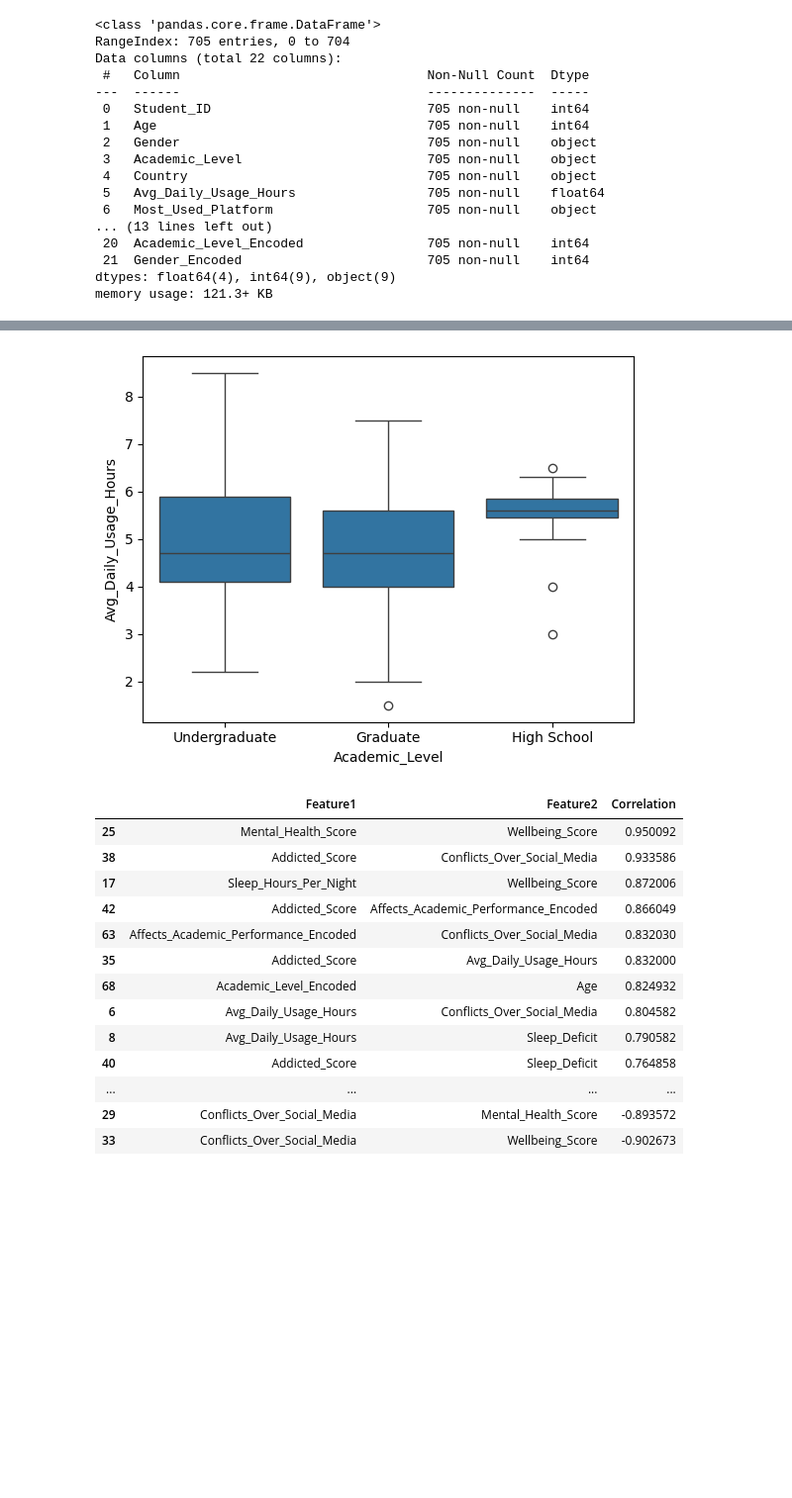
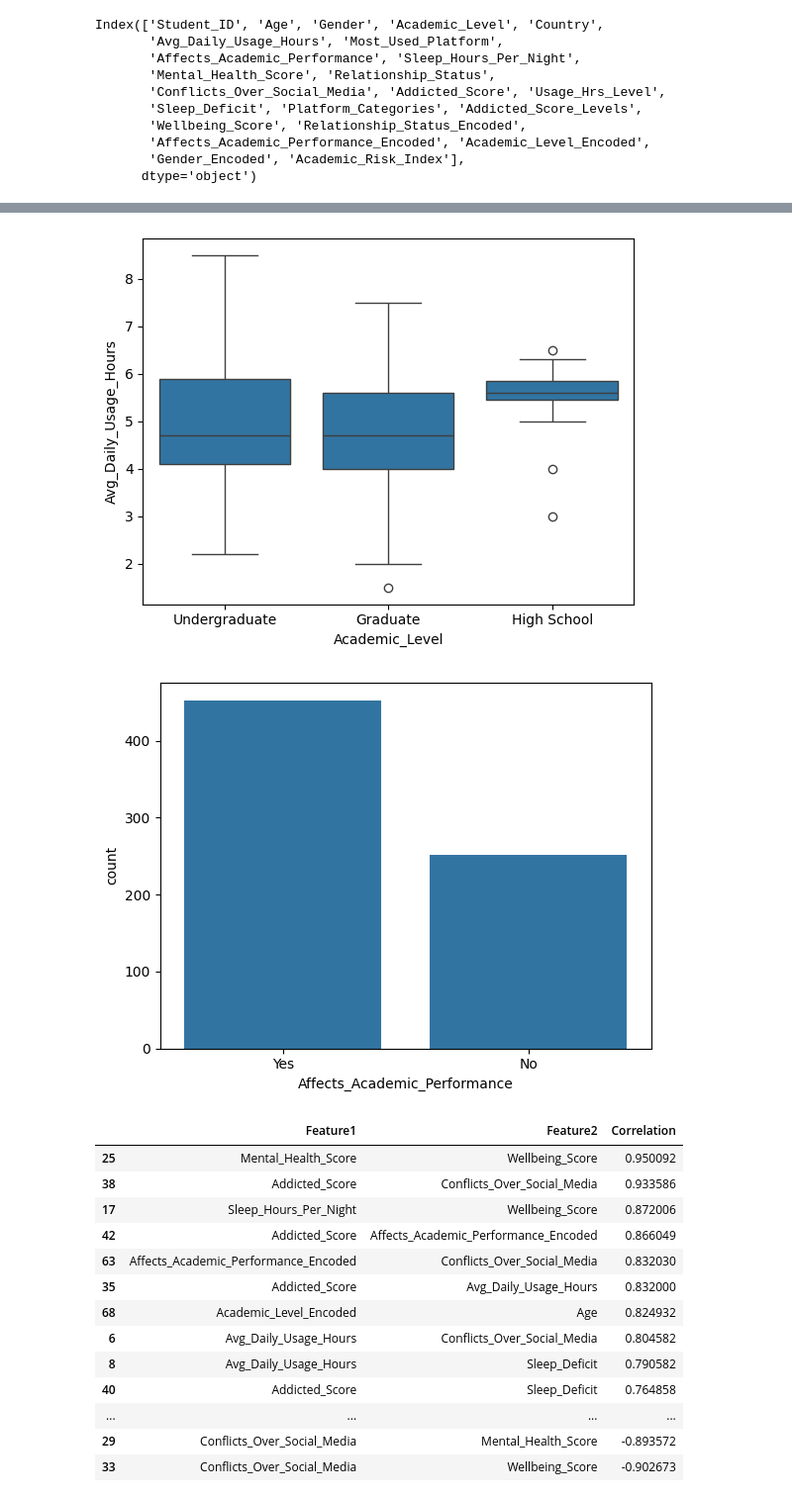
Before and after one commit to EthanJohn28/Mental-Health-Dashboard, a Jupyter notebook: data_visualization.ipynb, the cells around one changed output, grey strips where cells are left out. Shown: that part at 99% size. Drawn from its saved outputs; the diff is of its cells as text; code cells hidden in the pictures; blank space fills up the shorter version.

```diff
--- a/data_visualization.ipynb
+++ b/data_visualization.ipynb
@@ -1,43 +1,39 @@
 # %%
 import pandas as pd
-import numpy as np
 import matplotlib.pyplot as plt
 import seaborn as sns
-import streamlit as st
+
 df = pd.read_csv("/Users/ethanjohn/Desktop/Data Science/Projects/MH_Dashboard2/Students_Social_Media_Addiction_FE.csv")
 df.columns
-df.info()
 # %% [output]
-<class 'pandas.core.frame.DataFrame'>
-RangeIndex: 705 entries, 0 to 704
-Data columns (total 22 columns):
- #   Column                                Non-Null Count  Dtype
----  ------                                --------------  -----
- 0   Student_ID                            705 non-null    int64
- 1   Age                                   705 non-null    int64
- 2   Gender                                705 non-null    object
- 3   Academic_Level                        705 non-null    object
- 4   Country                               705 non-null    object
- 5   Avg_Daily_Usage_Hours                 705 non-null    float64
- 6   Most_Used_Platform                    705 non-null    object
-... (13 lines left out)
- 20  Academic_Level_Encoded                705 non-null    int64
- 21  Gender_Encoded                        705 non-null    int64
-dtypes: float64(4), int64(9), object(9)
-memory usage: 121.3+ KB
+Index(['Student_ID', 'Age', 'Gender', 'Academic_Level', 'Country',
+       'Avg_Daily_Usage_Hours', 'Most_Used_Platform',
+       'Affects_Academic_Performance', 'Sleep_Hours_Per_Night',
+       'Mental_Health_Score', 'Relationship_Status',
+       'Conflicts_Over_Social_Media', 'Addicted_Score', 'Usage_Hrs_Level',
+       'Sleep_Deficit', 'Platform_Categories', 'Addicted_Score_Levels',
+       'Wellbeing_Score', 'Relationship_Status_Encoded',
+       'Affects_Academic_Performance_Encoded', 'Academic_Level_Encoded',
+       'Gender_Encoded', 'Academic_Risk_Index'],
+      dtype='object')
 # %%
 #General Usage Patterns
 x = df["Avg_Daily_Usage_Hours"]
 x.plot(kind="hist", bins=7)
 plt.show()
 sns.boxplot(x="Gender", y = "Avg_Daily_Usage_Hours", data=df)
 plt.show()
 sns.boxplot(x="Academic_Level", y = "Avg_Daily_Usage_Hours", data=df)
 plt.show()
+sns.countplot(
+    x = df["Affects_Academic_Performance"]
+)
+plt.show()
 # %% [output]
 [figure]
 [figure]
 [figure]
+[figure, added]
 # %%
 corr = df.corr(numeric_only=True)
 
```
Also changed, not shown: parts of 1 cell of this notebook, 5 other files.
